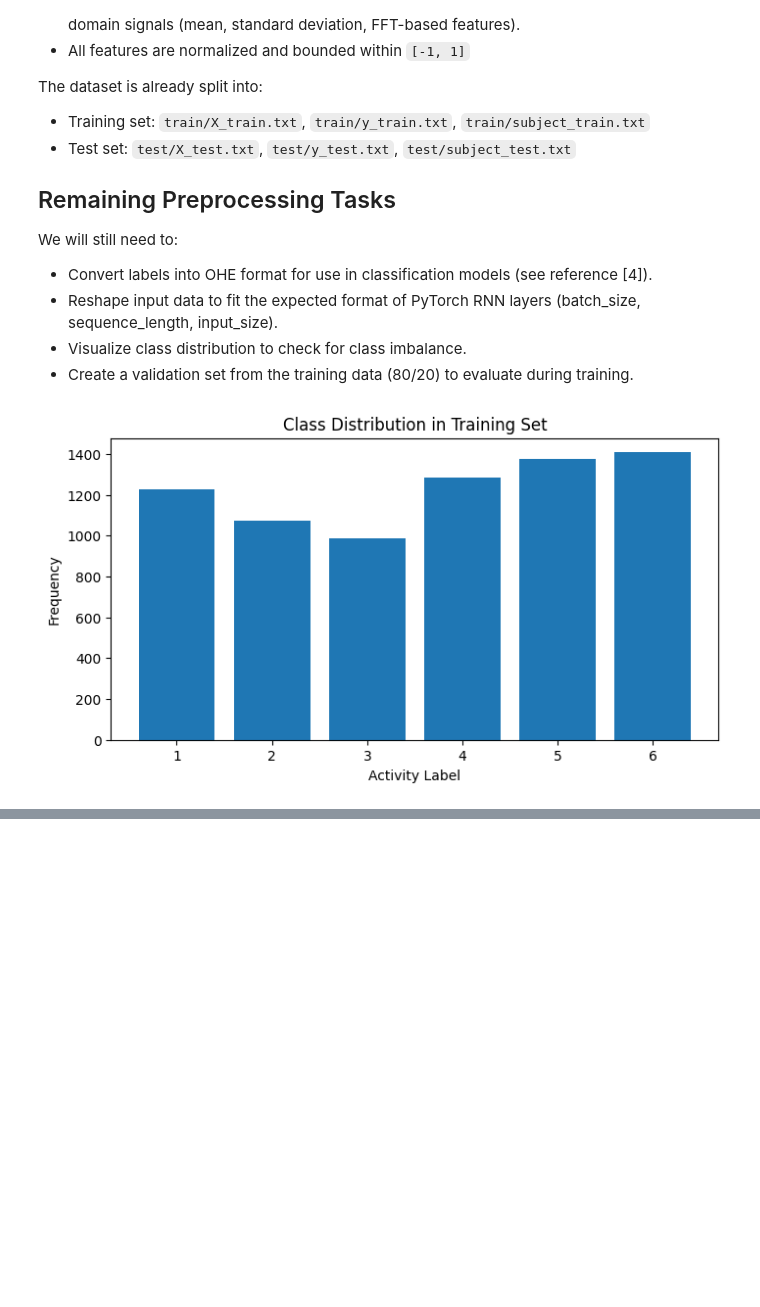
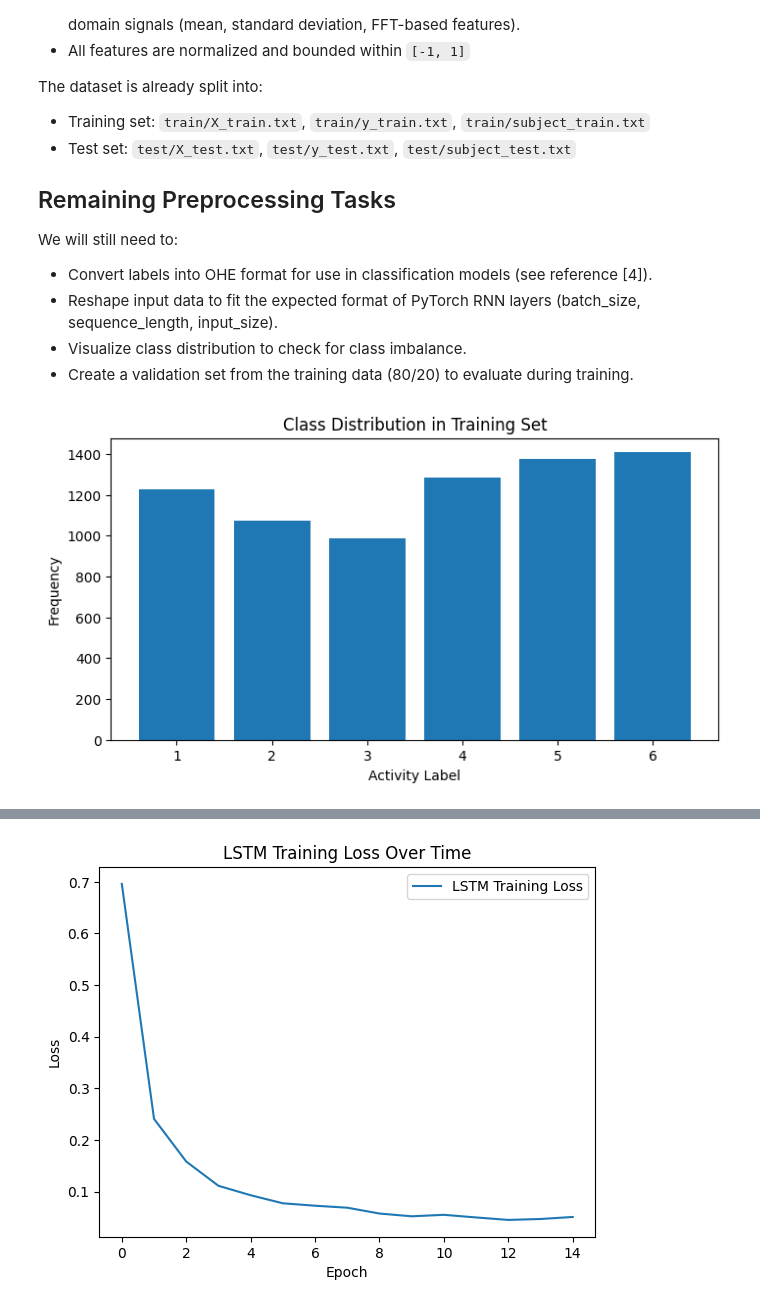
Before and after one commit to Kyle-J13/proj-ai-ml, a Jupyter notebook: projects/ADL-classifiers/RNN/ADL-RNN.ipynb, the cells around one changed output, grey strips where cells are left out. Saved outputs shown, nothing was run; the diff lists cells and outputs as text; code cells hidden in the pictures; blank space fills up the shorter version.

Commit message:
Completed RNN/LSTM/GRU comparison

```diff
--- a/projects/ADL-classifiers/RNN/ADL-RNN.ipynb
+++ b/projects/ADL-classifiers/RNN/ADL-RNN.ipynb
@@ -91,0 +208,16 @@ activation function ss
+# %%
+# Evaluate on the test set using F1 score (see reference [7])
+model.eval()
+all_preds = []
+all_targets = []
+
+with torch.no_grad():  # Disables gradient calculation
+    for X_batch, y_batch in test_loader:
+        outputs = model(X_batch)  # Forward pass
+        _, predicted = torch.max(outputs, 1)  # Get predicted class
+        all_preds.extend(predicted.tolist())
+        all_targets.extend(y_batch.tolist())
+
+# Compute overall F1 score
+test_f1 = f1_score(all_targets, all_preds, average='macro')
+print(f"RNN Test F1 Score: {test_f1:.4f}")
@@ -91,0 +241,62 @@ activation function ss
+# %%
+# Define LSTM model (see reference [1])
+class LSTMClassifier(nn.Module):
+    def __init__(self, input_size=561, hidden_size=128, output_size=6):
+        super(LSTMClassifier, self).__init__()
+        self.lstm = nn.LSTM(input_size, hidden_size, batch_first=True)
+        self.fc = nn.Linear(hidden_size, output_size)
+
+    def forward(self, x):
+        out, _ = self.lstm(x)
+        out = out[:, -1, :]  # Use last time step out for classification
+        return self.fc(out)
+
+# Initialize LSTM model
+lstm_model = LSTMClassifier()
+criterion = nn.CrossEntropyLoss()  # see reference [6]
+optimizer = optim.Adam(lstm_model.parameters(), lr=0.001)
+
+# Training loop
+lstm_train_losses = []
+lstm_val_f1_scores = []
+epochs = 15
+
+for epoch in range(epochs):
+    lstm_model.train()
+    epoch_loss = 0
+
+    # Training
+    for X_batch, y_batch in train_loader:
+        optimizer.zero_grad()
+        logits = lstm_model(X_batch)
+        loss = criterion(logits, y_batch)
+        loss.backward()
+        optimizer.step()
+        epoch_loss += loss.item()
+
+    lstm_train_losses.append(epoch_loss / len(train_loader))
+
+    # Validation
+    lstm_model.eval()
+    all_preds, all_targets = [], []
+    with torch.no_grad():
+        for X_batch, y_batch in val_loader:
+            outputs = lstm_model(X_batch)
+            _, predicted = torch.max(outputs, 1)
+            all_preds.extend(predicted.tolist())
+            all_targets.extend(y_batch.tolist())
+
+    # Compute F1 score for validation set (see reference [7])
+    val_f1 = f1_score(all_targets, all_preds, average='macro')
+    lstm_val_f1_scores.append(val_f1)
+
+    print(f"[LSTM] Epoch {epoch+1}/{epochs} - Loss: {epoch_loss:.4f} - F1: {val_f1:.4f}")
+
+# Plot loss
+plt.plot(lstm_train_losses, label='LSTM Training Loss')
+plt.xlabel('Epoch')
+plt.ylabel('Loss')
+plt.title('LSTM Training Loss Over Time')
+plt.legend()
+plt.show()
+# %% [output]
@@ -91,0 +318 @@ activation function ss
+[figure, added]
```
Also changed, not shown: parts of 15 cells of this notebook.
